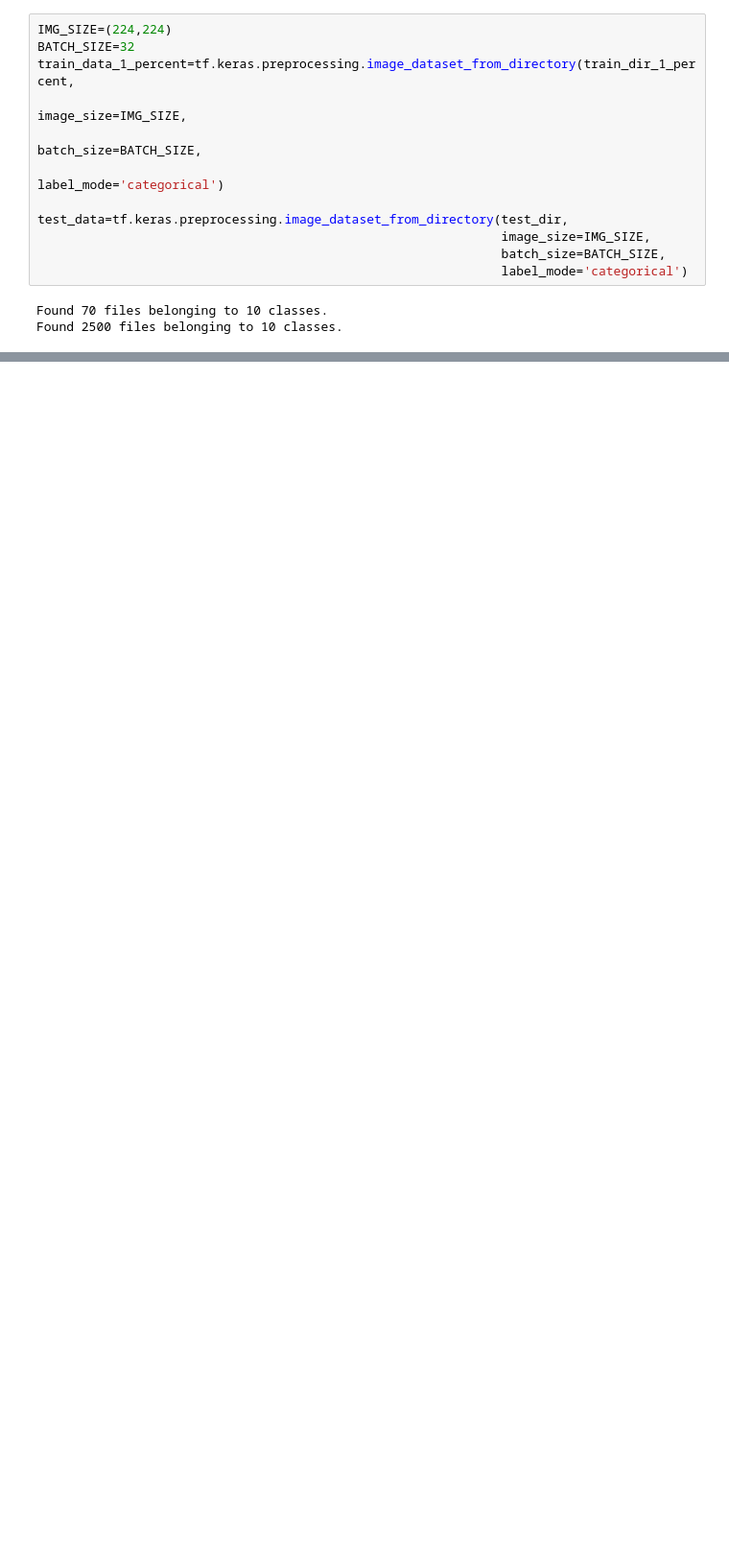
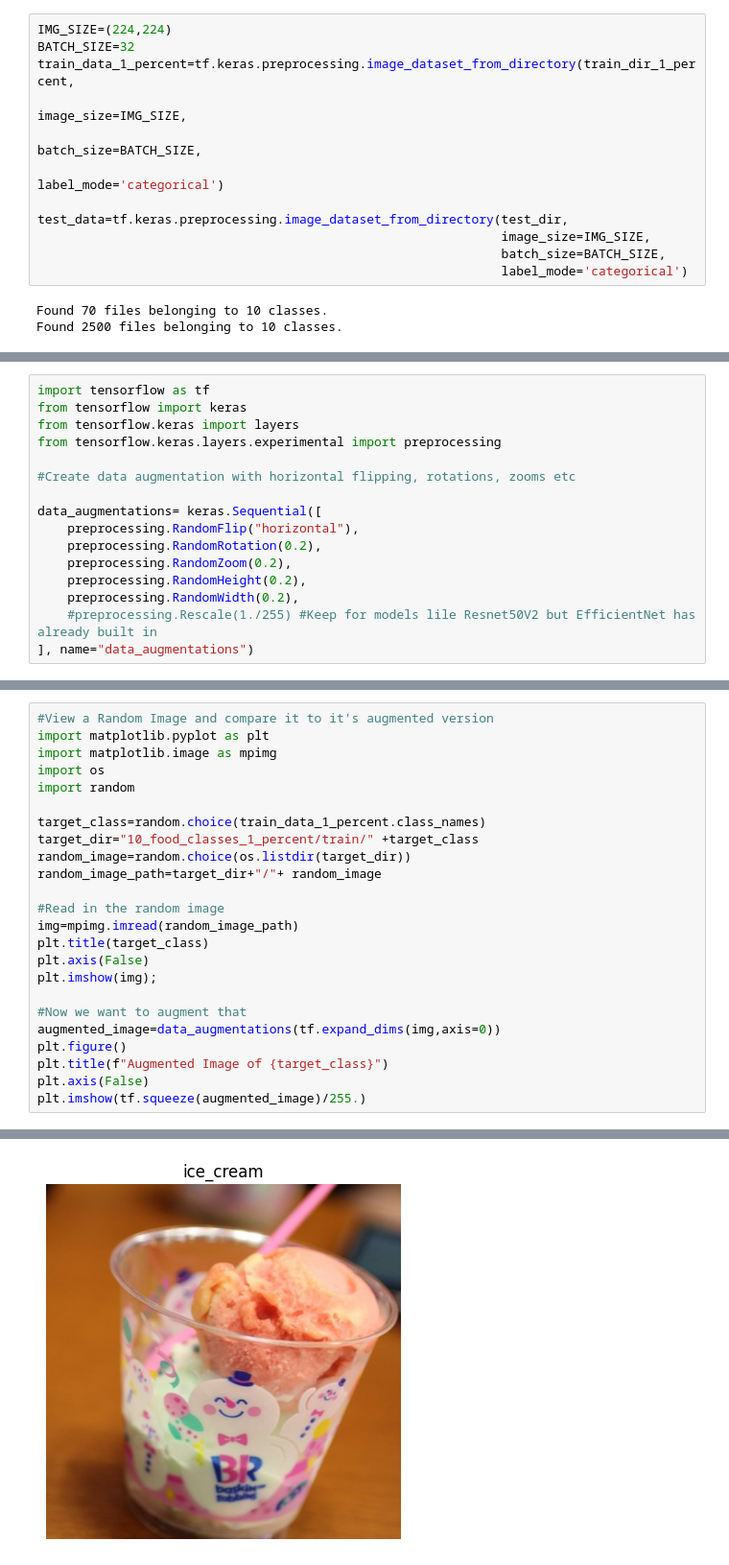
Before and after one commit to lakshitgosain/Tensorflow-ZTM, a Jupyter notebook: TF_ZTM_05_TransferLearning_Fine_Tuning.ipynb, the cells around one changed output, grey strips where cells are left out. Shown at 96% size. Saved outputs shown, nothing was run; the diff lists cells and outputs as text; blank space fills up the shorter version.

```diff
--- a/TF_ZTM_05_TransferLearning_Fine_Tuning.ipynb
+++ b/TF_ZTM_05_TransferLearning_Fine_Tuning.ipynb
@@ -391,0 +402,16 @@ Found 2500 files belonging to 10 classes.
+# %%
+import tensorflow as tf
+from tensorflow import keras
+from tensorflow.keras import layers
+from tensorflow.keras.layers.experimental import preprocessing
+
+#Create data augmentation with horizontal flipping, rotations, zooms etc
+
+data_augmentations= keras.Sequential([
+    preprocessing.RandomFlip("horizontal"),
+    preprocessing.RandomRotation(0.2),
+    preprocessing.RandomZoom(0.2),
+    preprocessing.RandomHeight(0.2),
+    preprocessing.RandomWidth(0.2),
+    #preprocessing.Rescale(1./255) #Keep for models lile Resnet50V2 but EfficientNet has already built in
+], name="data_augmentations")
@@ -391,0 +420,25 @@ Found 2500 files belonging to 10 classes.
+# %%
+#View a Random Image and compare it to it's augmented version
+import matplotlib.pyplot as plt
+import matplotlib.image as mpimg
+import os
+import random
+
+target_class=random.choice(train_data_1_percent.class_names)
+target_dir="10_food_classes_1_percent/train/" +target_class
+random_image=random.choice(os.listdir(target_dir))
+random_image_path=target_dir+"/"+ random_image
+
+#Read in the random image
+img=mpimg.imread(random_image_path)
+plt.title(target_class)
+plt.axis(False)
+plt.imshow(img);
+
+#Now we want to augment that
+augmented_image=data_augmentations(tf.expand_dims(img,axis=0))
+plt.figure()
+plt.title(f"Augmented Image of {target_class}")
+plt.axis(False)
+plt.imshow(tf.squeeze(augmented_image)/255.)
+# %% [output]
@@ -391,0 +446 @@ Found 2500 files belonging to 10 classes.
+[figure, added]
```
Also changed, not shown: parts of 14 cells of this notebook.
